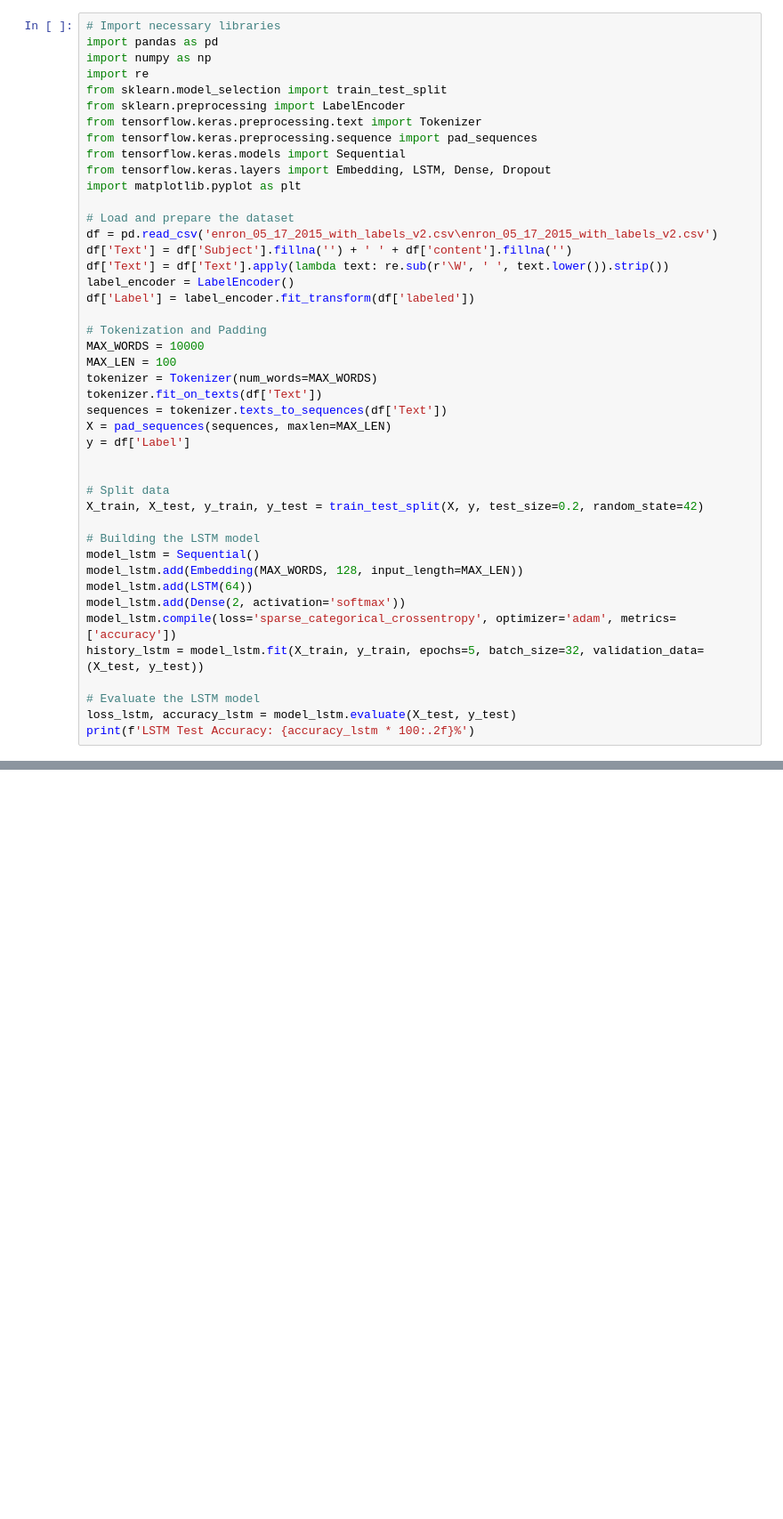
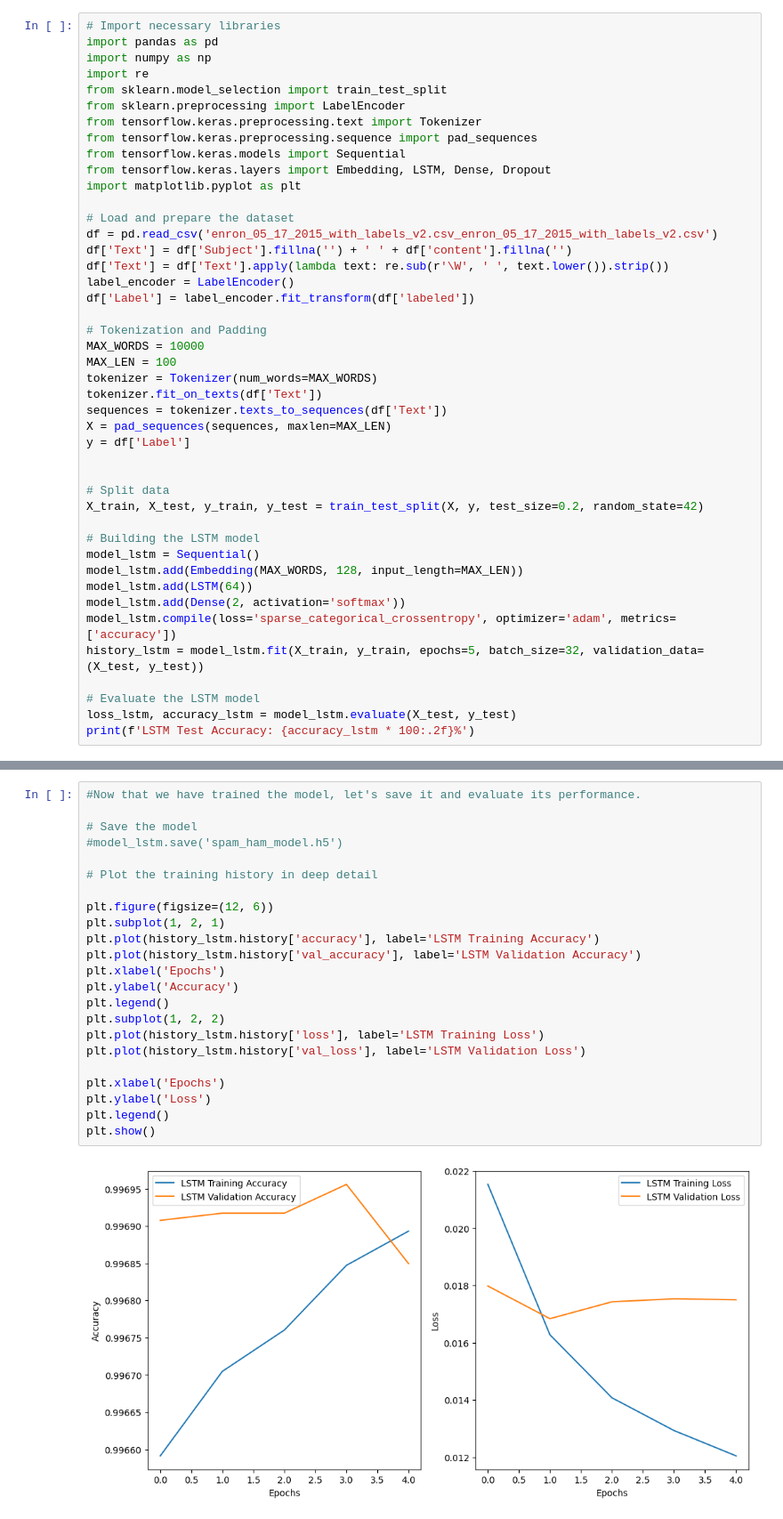
Before and after one commit to 0xhatim/ML-email-spam-detection, a Jupyter notebook: LSTM-based.ipynb, the cells around one changed output, grey strips where cells are left out. Shown at 89% size. Cells and saved outputs as stored; diff of their text form; blank space fills up the shorter version.

Commit message:
created ltsm model and cnn model
Created the model using LTSM and  CNN and prepared them for further work.

```diff
--- a/LSTM-based.ipynb
+++ b/LSTM-based.ipynb
@@ -12,7 +12,7 @@ from tensorflow.keras.layers import Embedding, LSTM, Dense, Dropout
 import matplotlib.pyplot as plt
 
 # Load and prepare the dataset
-df = pd.read_csv('enron_05_17_2015_with_labels_v2.csv\enron_05_17_2015_with_labels_v2.csv')
+df = pd.read_csv('enron_05_17_2015_with_labels_v2.csv_enron_05_17_2015_with_labels_v2.csv')
 df['Text'] = df['Subject'].fillna('') + ' ' + df['content'].fillna('')
 df['Text'] = df['Text'].apply(lambda text: re.sub(r'\W', ' ', text.lower()).strip())
 label_encoder = LabelEncoder()
@@ -57,0 +58,25 @@ LSTM Test Accuracy: 99.69%
+# %%
+#Now that we have trained the model, let's save it and evaluate its performance.
+
+# Save the model
+#model_lstm.save('spam_ham_model.h5')
+
+# Plot the training history in deep detail
+
+plt.figure(figsize=(12, 6))
+plt.subplot(1, 2, 1)
+plt.plot(history_lstm.history['accuracy'], label='LSTM Training Accuracy')
+plt.plot(history_lstm.history['val_accuracy'], label='LSTM Validation Accuracy')
+plt.xlabel('Epochs')
+plt.ylabel('Accuracy')
+plt.legend()
+plt.subplot(1, 2, 2)
+plt.plot(history_lstm.history['loss'], label='LSTM Training Loss')
+plt.plot(history_lstm.history['val_loss'], label='LSTM Validation Loss')
+
+plt.xlabel('Epochs')
+plt.ylabel('Loss')
+plt.legend()
+plt.show()
+# %% [output]
+[figure, added]
```
Also changed, not shown: parts of 3 cells of this notebook, 6 other files.
